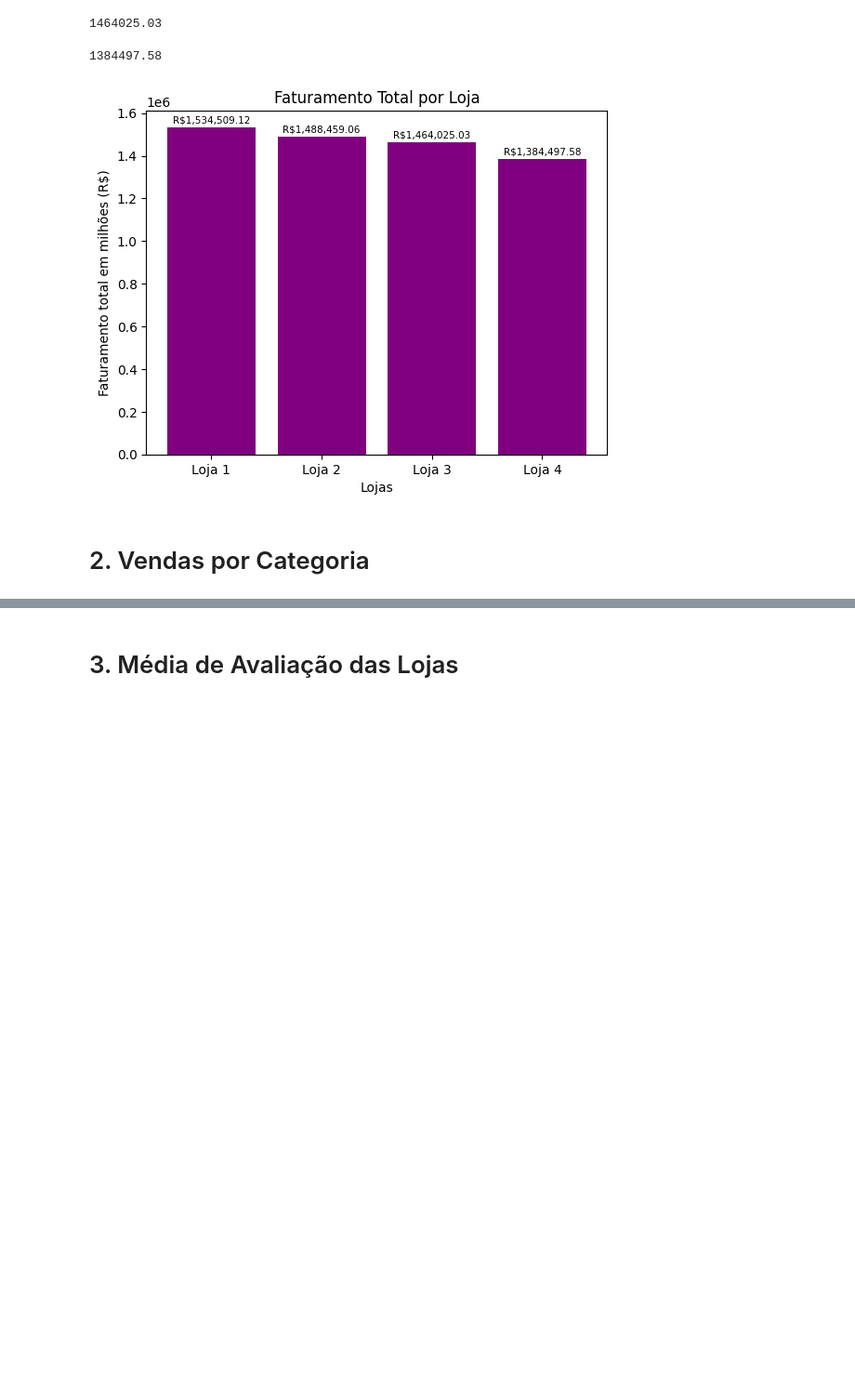
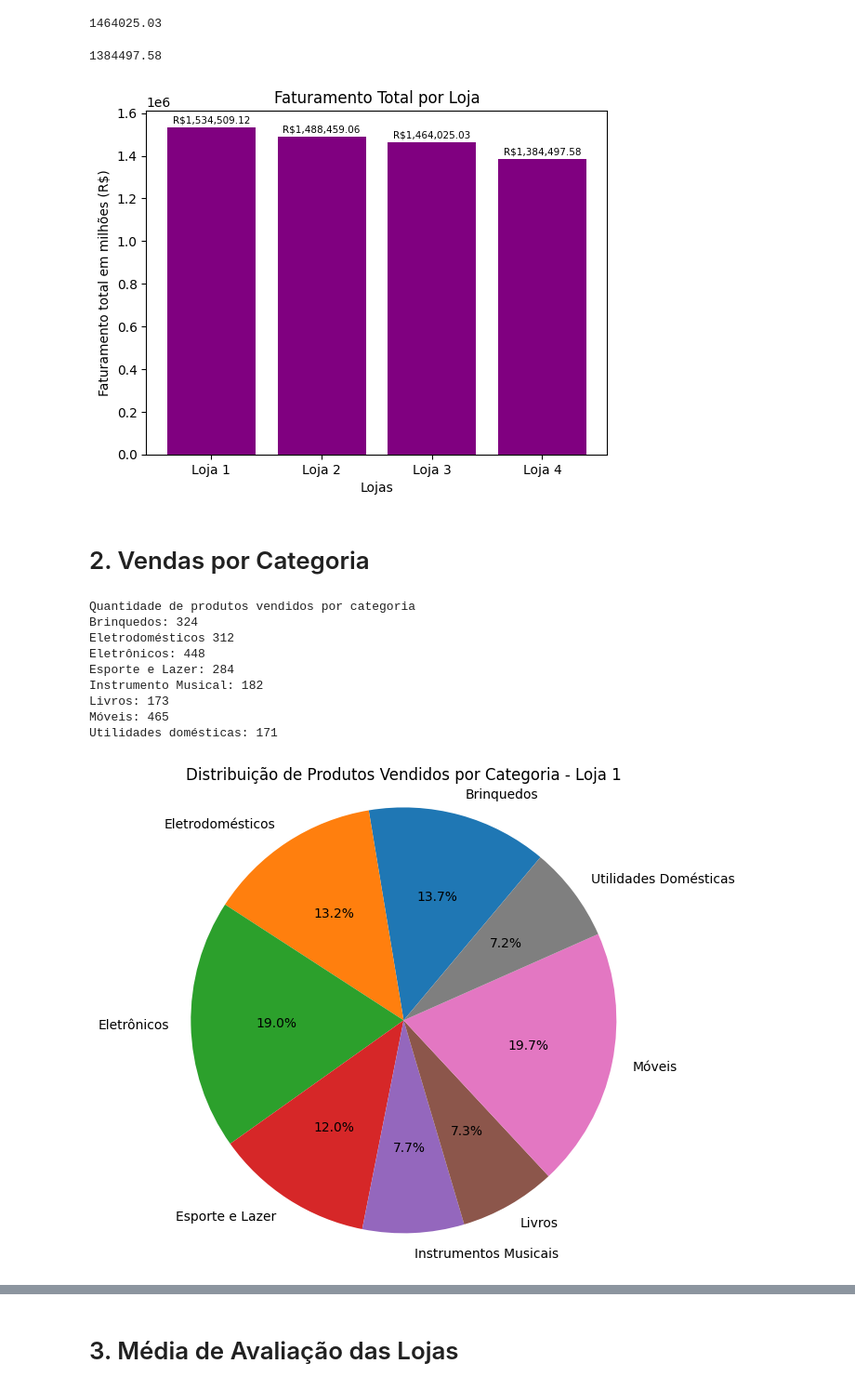
Before and after one commit to amandars22/Challenge1AluraStoreBR, a Jupyter notebook: Challenge1AluraStoreBr.ipynb, the cells around one changed output, grey strips where cells are left out. Shown: that part at 93% size. Cells and saved outputs as stored; diff of their text form; code cells hidden in the pictures; blank space fills up the shorter version.

```diff
--- a/Challenge1AluraStoreBr.ipynb
+++ b/Challenge1AluraStoreBr.ipynb
@@ -80,3 +80,79 @@ for i, valor in enumerate(faturamentos):
 [figure]
 # %% [markdown]
 # 2. Vendas por Categoria
+# %%
+# Vendas por categoria LOJA 1
+
+categorias = loja['Categoria do Produto'].tolist()
+
+lista_categorias = set(categorias)
+
+# Iniciando contadores
+brinquedos = 0
+eletrodomesticos = 0
+eletronicos = 0
+esporte_e_lazer = 0
+instrumentos_musicais = 0
+livros = 0
+moveis = 0
+utilidades_domesticas = 0
+
+# Contagem por categoria
+
+for artigo in categorias:
+  if artigo == 'brinquedos':
+    brinquedos +=1
+  elif artigo == 'eletrodomesticos':
+    eletrodomesticos +=1
+  elif artigo == 'eletronicos':
+    eletronicos +=1
+  elif artigo == 'esporte e lazer':
+    esporte_e_lazer +=1
+  elif artigo == 'instrumentos musicais':
+    instrumentos_musicais +=1
+  elif artigo == 'livros':
+    livros += 1
+  elif artigo == 'moveis':
+    moveis +=1
+  else:
+    utilidades_domesticas +=1
+
+print('Quantidade de produtos vendidos por categoria')
+print(f'Brinquedos: {brinquedos}')
+print(f'Eletrodomésticos {eletrodomesticos}')
+print(f'Eletrônicos: {eletronicos}')
+print(f'Esporte e Lazer: {esporte_e_lazer}')
+print(f'Instrumento Musical: {instrumentos_musicais}')
+print(f'Livros: {livros}')
+print(f'Móveis: {moveis}')
+print(f'Utilidades domésticas: {utilidades_domesticas}')
+
+
+
+
+# Recurso visual gráfico
+labels = [
+    'Brinquedos', 'Eletrodomésticos', 'Eletrônicos', 'Esporte e Lazer',
+    'Instrumentos Musicais', 'Livros', 'Móveis', 'Utilidades Domésticas'
+]
+valores = [
+    brinquedos, eletrodomesticos, eletronicos, esporte_e_lazer,
+    instrumentos_musicais, livros, moveis, utilidades_domesticas
+]
+
+plt.figure(figsize=(6.5,6.5))
+plt.pie(valores, labels=labels, autopct='%1.1f%%', startangle=50)
+plt.title('Distribuição de Produtos Vendidos por Categoria - Loja 1')
+plt.axis('equal')
+plt.show()
+# %% [output]
+Quantidade de produtos vendidos por categoria
+Brinquedos: 324
+Eletrodomésticos 312
+Eletrônicos: 448
+Esporte e Lazer: 284
+Instrumento Musical: 182
+Livros: 173
+Móveis: 465
+Utilidades domésticas: 171
+[figure, added]
```
Also changed, not shown: parts of 19 cells of this notebook.
